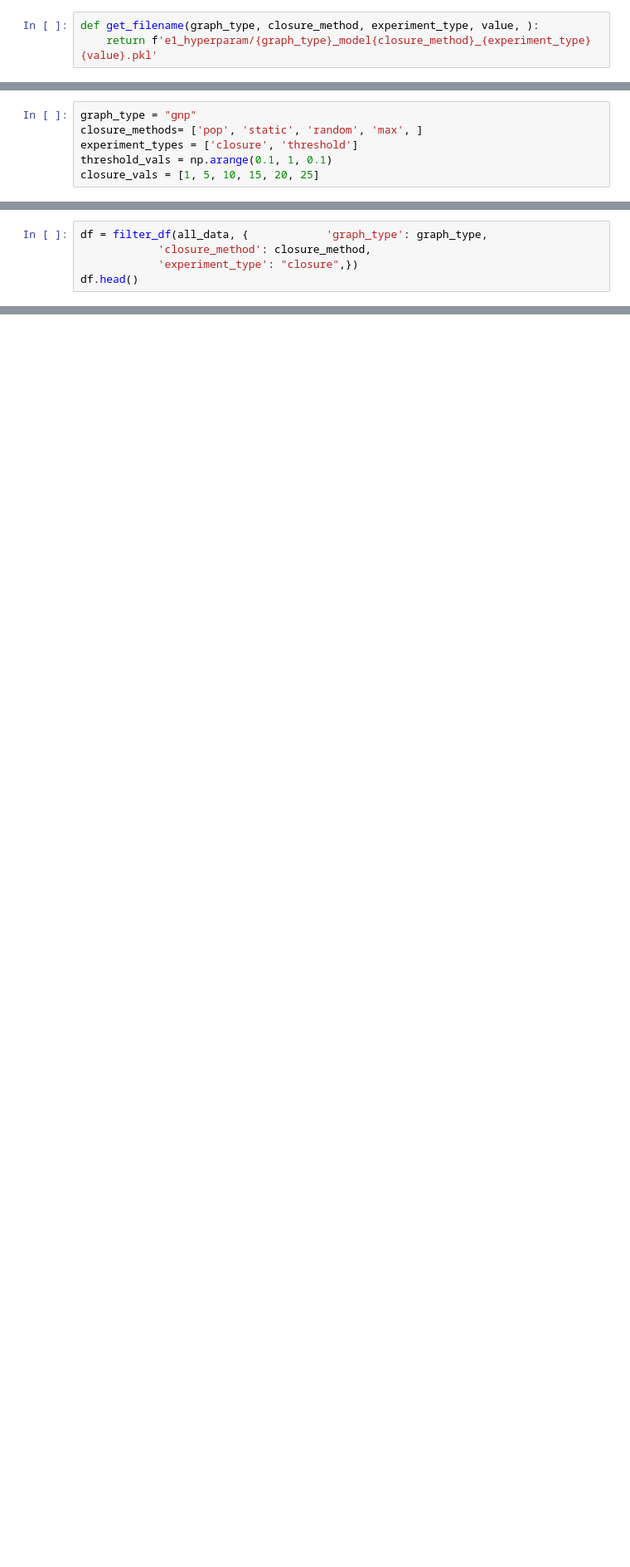
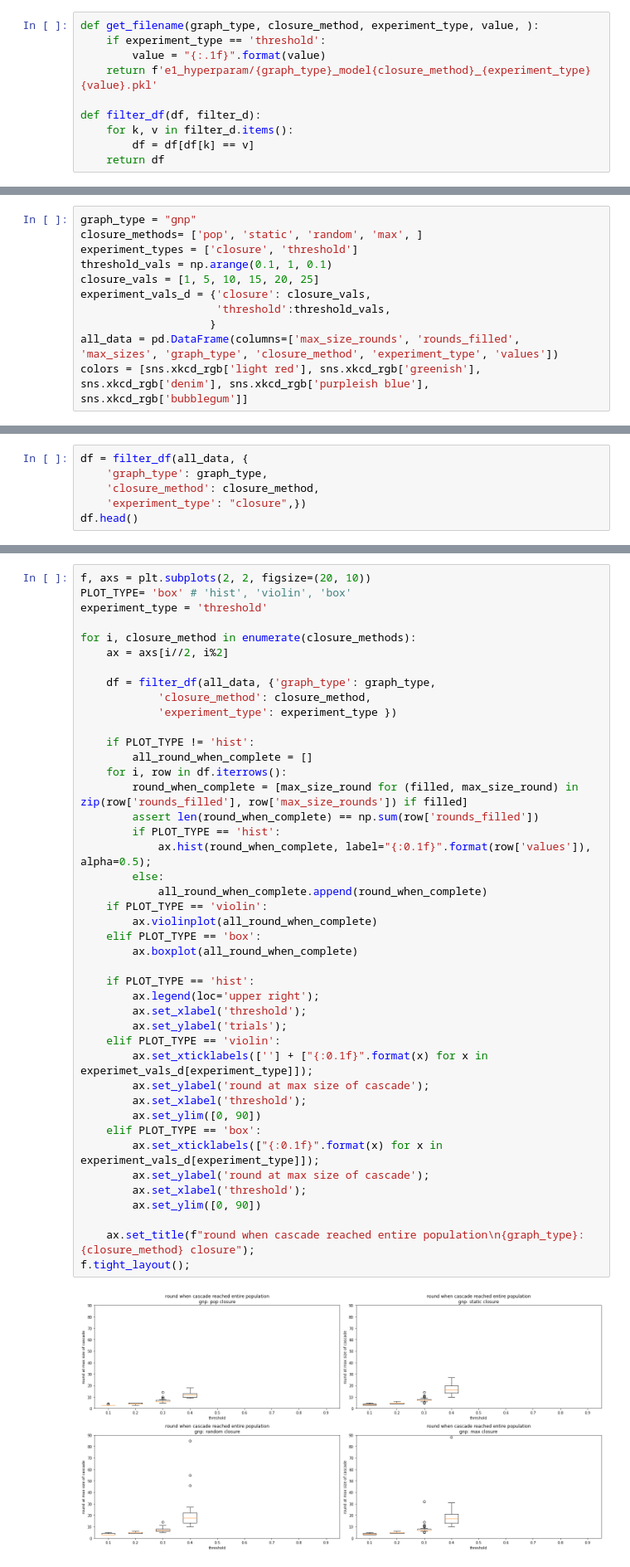
Before and after one commit to cephcyn/cornell_cs6850_triadicclosure, a Jupyter notebook: graphing.ipynb, the cells around one changed output, grey strips where cells are left out. Shown at 83% size. Drawn from its saved outputs; the diff is of its cells as text; blank space fills up the shorter version.

Commit message:
reading in thresholds data and plotting that on box plots. also plotting the box plots all on the same graph, but it could use some cleaning up

```diff
--- a/graphing.ipynb
+++ b/graphing.ipynb
@@ -20,3 +21,10 @@ import pickle
 # %%
 def get_filename(graph_type, closure_method, experiment_type, value, ):
+    if experiment_type == 'threshold':
+        value = "{:.1f}".format(value)
     return f'e1_hyperparam/{graph_type}_model{closure_method}_{experiment_type}{value}.pkl'
+
+def filter_df(df, filter_d):
+    for k, v in filter_d.items():
+        df = df[df[k] == v]
+    return df
@@ -26,3 +36,8 @@ closure_methods= ['pop', 'static', 'random', 'max', ]
 experiment_types = ['closure', 'threshold']
 threshold_vals = np.arange(0.1, 1, 0.1)
 closure_vals = [1, 5, 10, 15, 20, 25]
+experiment_vals_d = {'closure': closure_vals,
+                     'threshold':threshold_vals,
+                    }
+all_data = pd.DataFrame(columns=['max_size_rounds', 'rounds_filled', 'max_sizes', 'graph_type', 'closure_method', 'experiment_type', 'values'])
+colors = [sns.xkcd_rgb['light red'], sns.xkcd_rgb['greenish'], sns.xkcd_rgb['denim'], sns.xkcd_rgb['purpleish blue'], sns.xkcd_rgb['bubblegum']]
@@ -59,7 +69,8 @@ def filter_df(df, filter_d):
 # %%
-df = filter_df(all_data, {            'graph_type': graph_type,
-            'closure_method': closure_method,
-            'experiment_type': "closure",})
+df = filter_df(all_data, {
+    'graph_type': graph_type,
+    'closure_method': closure_method,
+    'experiment_type': "closure",})
 df.head()
 # %% [output]
 |  | max_size_rounds | rounds_filled | max_sizes | graph_type | closure_method | experiment_type | values |
@@ -113,3 +126,48 @@ for i, closure_method in enumerate(closure_methods):
 f.tight_layout();
 # %% [output]
 [figure]
+# %%
+f, axs = plt.subplots(2, 2, figsize=(20, 10))
+PLOT_TYPE= 'box' # 'hist', 'violin', 'box'
+experiment_type = 'threshold'
+
+for i, closure_method in enumerate(closure_methods):
+    ax = axs[i//2, i%2]
+
+    df = filter_df(all_data, {'graph_type': graph_type,
+            'closure_method': closure_method,
+            'experiment_type': experiment_type })
+
+    if PLOT_TYPE != 'hist':
+        all_round_when_complete = []
+    for i, row in df.iterrows():
+        round_when_complete = [max_size_round for (filled, max_size_round) in zip(row['rounds_filled'], row['max_size_rounds']) if filled]
+        assert len(round_when_complete) == np.sum(row['rounds_filled'])
+        if PLOT_TYPE == 'hist':
+            ax.hist(round_when_complete, label="{:0.1f}".format(row['values']), alpha=0.5);
+        else:
+            all_round_when_complete.append(round_when_complete)
+    if PLOT_TYPE == 'violin':
+        ax.violinplot(all_round_when_complete)
+    elif PLOT_TYPE == 'box':
+        ax.boxplot(all_round_when_complete)
+
+    if PLOT_TYPE == 'hist':
+        ax.legend(loc='upper right');
+        ax.set_xlabel('threshold');
+        ax.set_ylabel('trials');
+    elif PLOT_TYPE == 'violin':
+        ax.set_xticklabels([''] + ["{:0.1f}".format(x) for x in experimet_vals_d[experiment_type]]);
+        ax.set_ylabel('round at max size of cascade');
+        ax.set_xlabel('threshold');
+        ax.set_ylim([0, 90])
+    elif PLOT_TYPE == 'box':
+        ax.set_xticklabels(["{:0.1f}".format(x) for x in experiment_vals_d[experiment_type]]);
+        ax.set_ylabel('round at max size of cascade');
+        ax.set_xlabel('threshold');
+        ax.set_ylim([0, 90])
+
+    ax.set_title(f"round when cascade reached entire population\n{graph_type}: {closure_method} closure");
+f.tight_layout();
+# %% [output]
+[figure, added]
```
Also changed, not shown: parts of 11 cells of this notebook.
